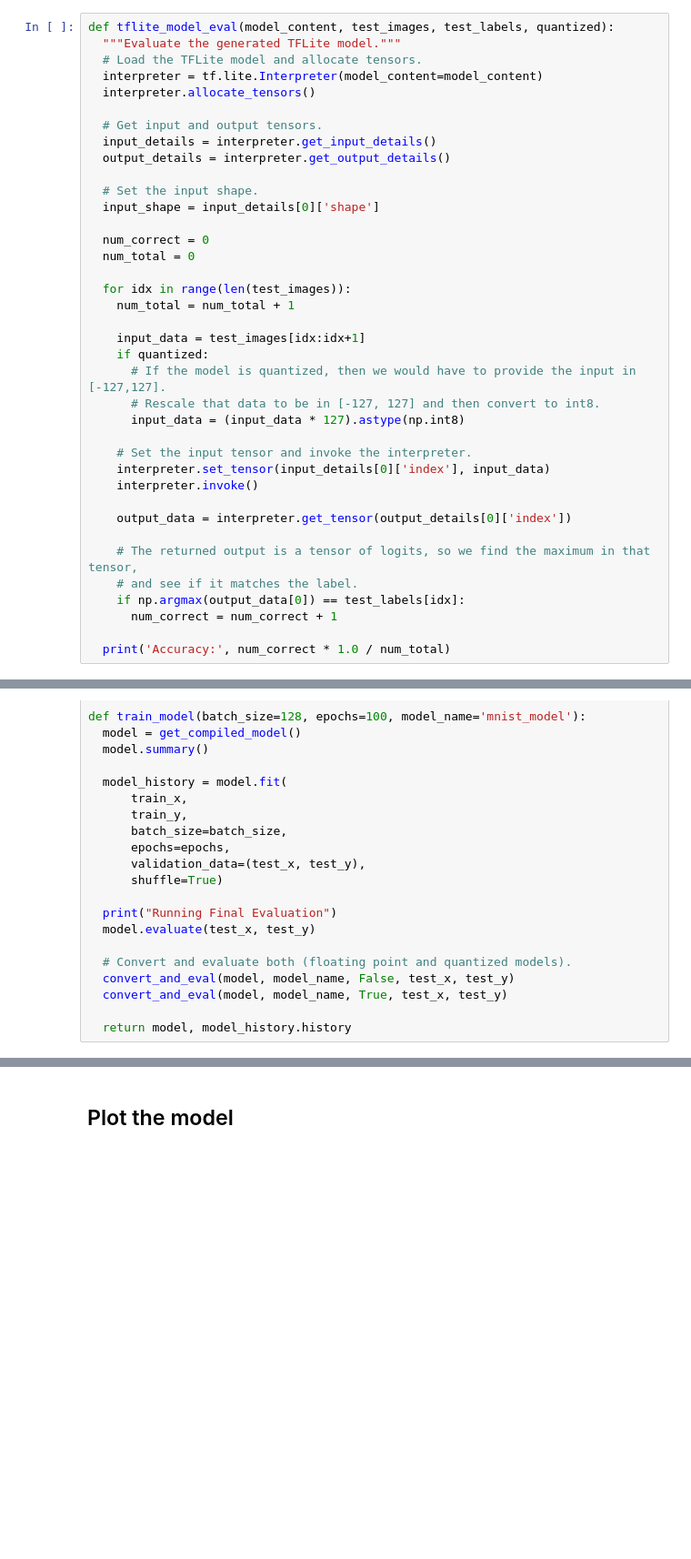
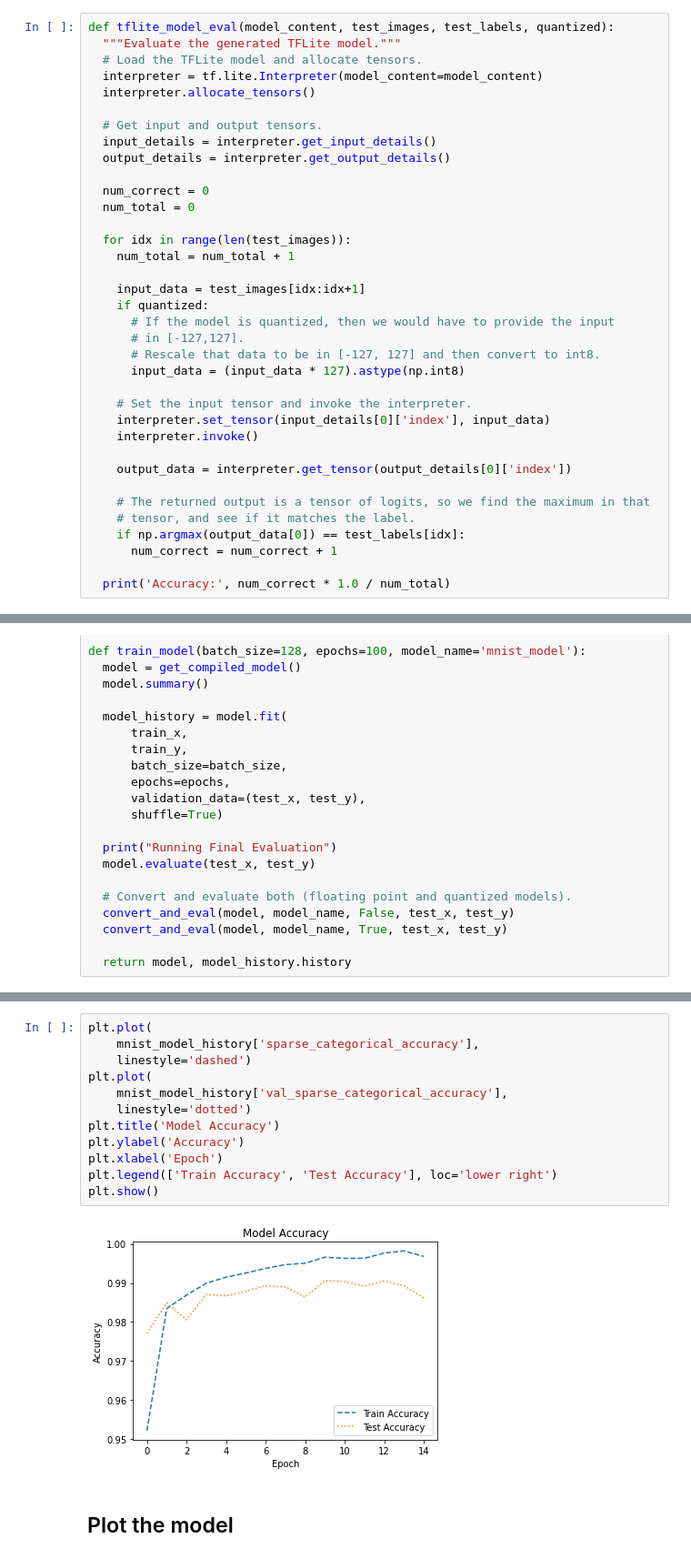
Before and after one commit to EfficientDL/book, a Jupyter notebook: codelabs/MNIST_Quantization_Including_QAT.ipynb, the cells around one changed output, grey strips where cells are left out. Shown: that part at 91% size. Cells and saved outputs as stored; diff of their text form; blank space fills up the shorter version.

```diff
--- a/codelabs/MNIST_Quantization_Including_QAT.ipynb
+++ b/codelabs/MNIST_Quantization_Including_QAT.ipynb
@@ -143,9 +190,6 @@ def tflite_model_eval(model_content, test_images, test_labels, quantized):
   input_details = interpreter.get_input_details()
   output_details = interpreter.get_output_details()
 
-  # Set the input shape.
-  input_shape = input_details[0]['shape']
-
   num_correct = 0
   num_total = 0
 
@@ -154,7 +198,8 @@ def tflite_model_eval(model_content, test_images, test_labels, quantized):
 
     input_data = test_images[idx:idx+1]
     if quantized:
-      # If the model is quantized, then we would have to provide the input in [-127,127].
+      # If the model is quantized, then we would have to provide the input
+      # in [-127,127].
       # Rescale that data to be in [-127, 127] and then convert to int8.
       input_data = (input_data * 127).astype(np.int8)
 
@@ -164,8 +209,8 @@ def tflite_model_eval(model_content, test_images, test_labels, quantized):
 
     output_data = interpreter.get_tensor(output_details[0]['index'])
 
-    # The returned output is a tensor of logits, so we find the maximum in that tensor,
-    # and see if it matches the label.
+    # The returned output is a tensor of logits, so we find the maximum in that
+    # tensor, and see if it matches the label.
     if np.argmax(output_data[0]) == test_labels[idx]:
       num_correct = num_correct + 1
 
@@ -260,3 +305,17 @@ Accuracy: 0.9896
+# %%
+plt.plot(
+    mnist_model_history['sparse_categorical_accuracy'],
+    linestyle='dashed')
+plt.plot(
+    mnist_model_history['val_sparse_categorical_accuracy'],
+    linestyle='dotted')
+plt.title('Model Accuracy')
+plt.ylabel('Accuracy')
+plt.xlabel('Epoch')
+plt.legend(['Train Accuracy', 'Test Accuracy'], loc='lower right')
+plt.show()
+# %% [output]
+[figure, added]
 # %% [markdown]
 ## Plot the model
 # %%
```
Also changed, not shown: parts of 8 cells of this notebook.
